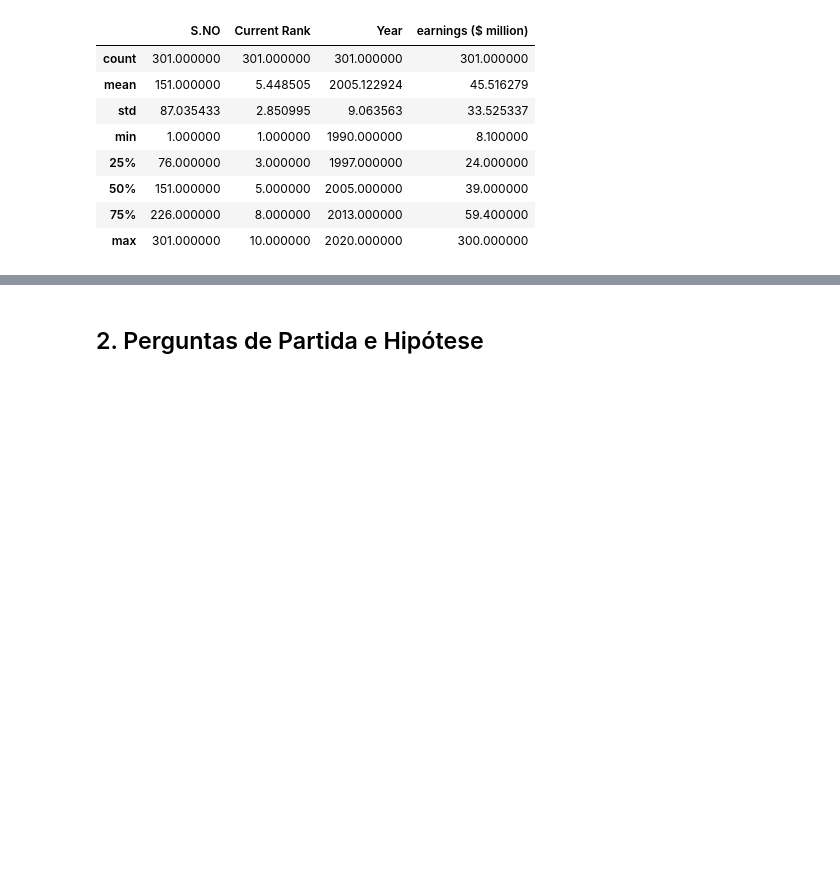
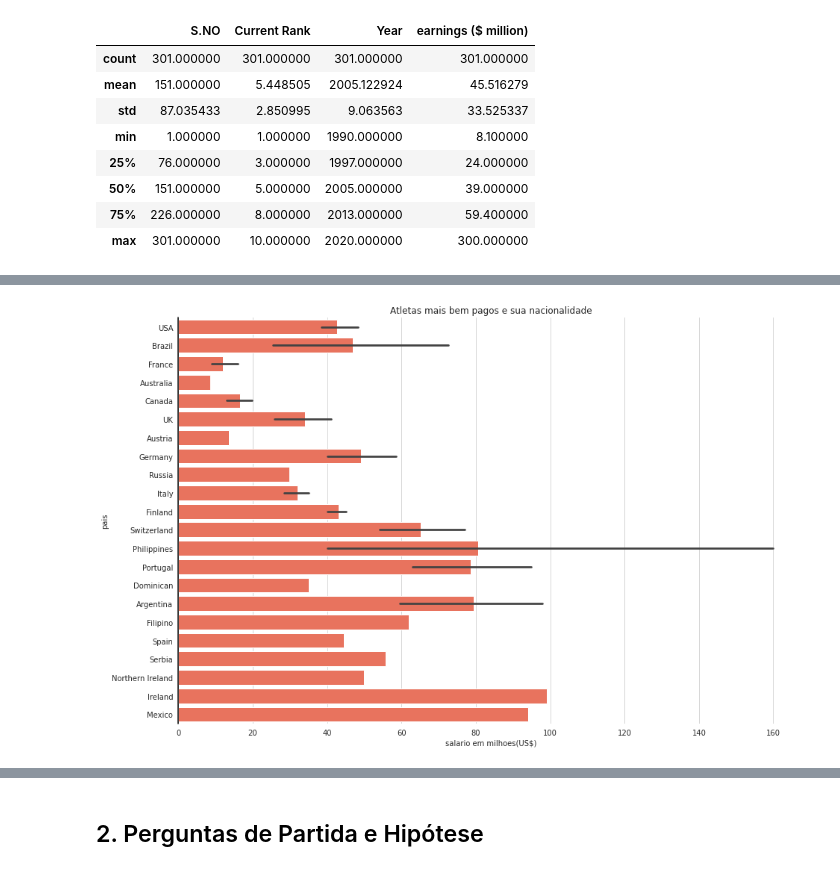
Before and after one commit to c-Tos1wa/atlantico-bootcamp-cd, a Jupyter notebook: notebooks/atividade-05/analise-exploratoria-dados.ipynb, the cells around one changed output, grey strips where cells are left out. Cells and saved outputs as stored; diff of their text form; code cells hidden in the pictures; blank space fills up the shorter version.

```diff
--- a/notebooks/atividade-05/analise-exploratoria-dados.ipynb
+++ b/notebooks/atividade-05/analise-exploratoria-dados.ipynb
@@ -47,0 +70,17 @@ db.describe()
+# %%
+sns.set_style('whitegrid')
+plt.figure(figsize=(15,10))
+axis=sns.barplot(
+            y=db['Nationality'],
+            x=earnings,
+            color='tomato'
+                )
+
+axis.set(frame_on=False)
+axis.axvline(0, color='k', clip_on=False)
+plt.title('Atletas mais bem pagos e sua nacionalidade')
+plt.xlabel('salario em milhoes(US$)')
+plt.ylabel('pais')
+plt.show()
+# %% [output]
+[figure, added]
```
Also changed, not shown: parts of 8 cells of this notebook, 1 other file.
